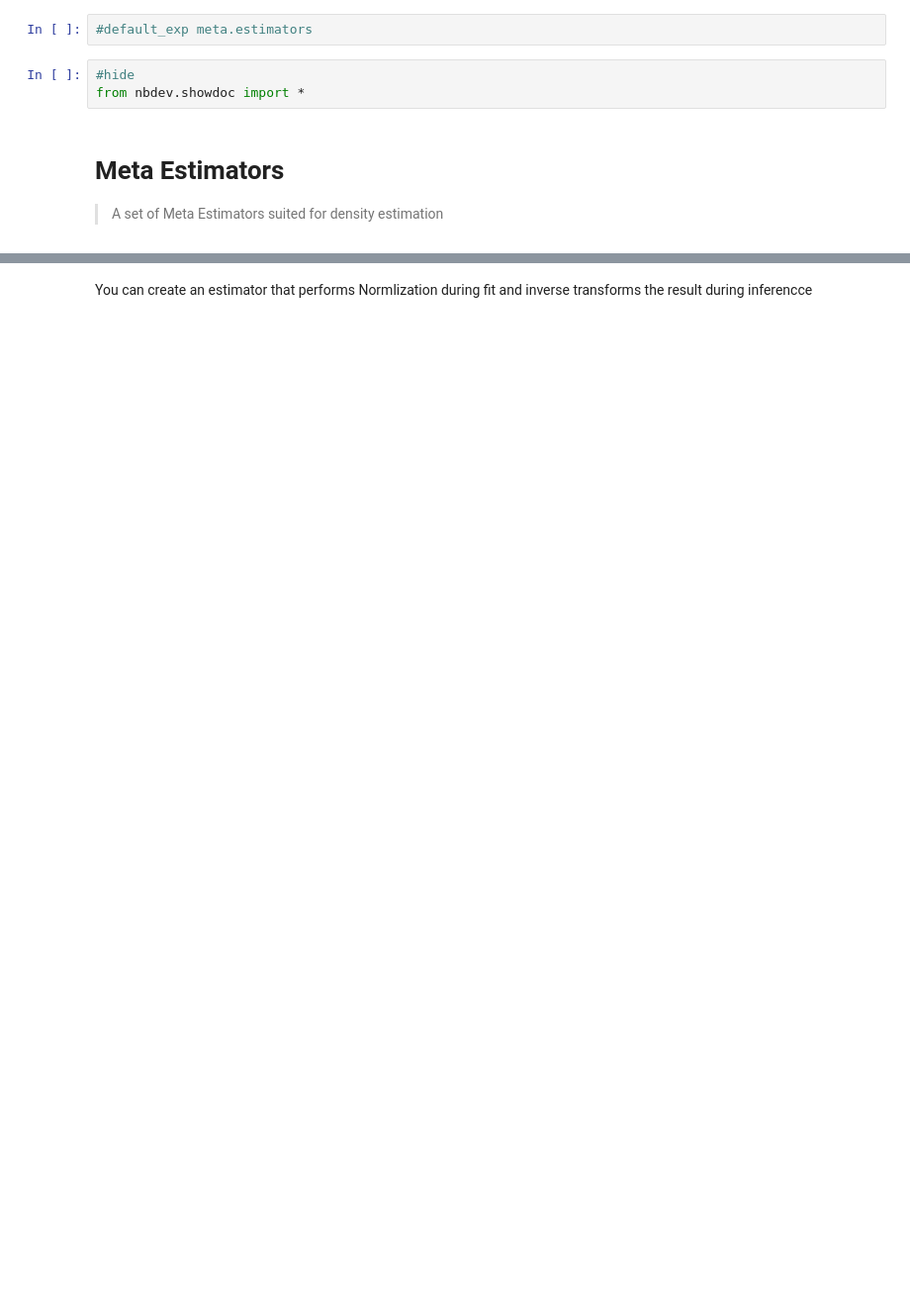
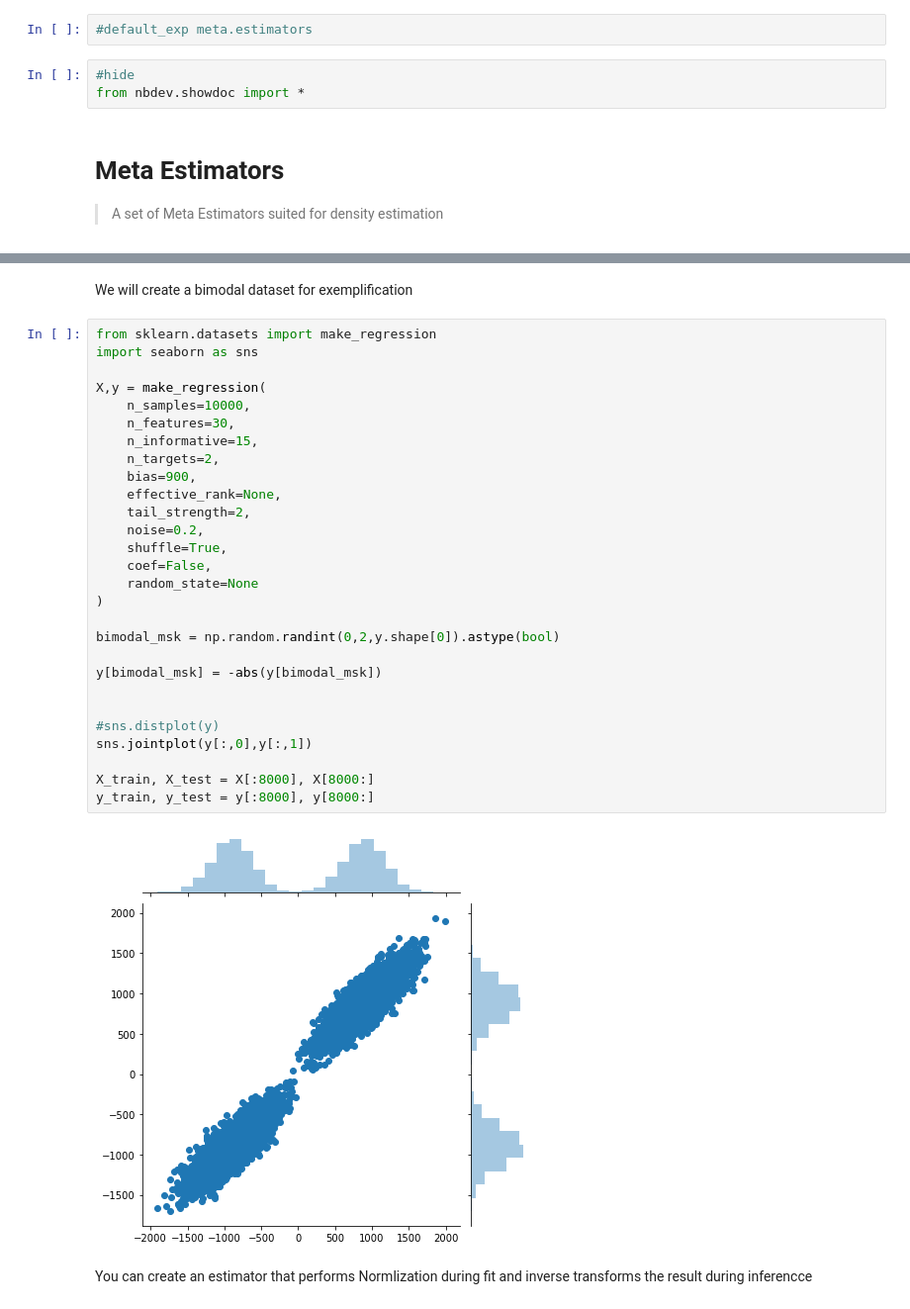
Before and after one commit to AlanGanem/scikit-density, a Jupyter notebook: notebooks/02_meta.estimators.ipynb, the cells around one changed output, grey strips where cells are left out. Shown at 99% size. Drawn from its saved outputs; the diff is of its cells as text; blank space fills up the shorter version.

```diff
--- a/notebooks/02_meta.estimators.ipynb
+++ b/notebooks/02_meta.estimators.ipynb
@@ -58,3 +100,35 @@ def NormalizedTargetEstimator(estimator, transformer = 'quantile', transformer_a
+# %% [markdown]
+We will create a bimodal dataset for exemplification
+# %%
+from sklearn.datasets import make_regression
+import seaborn as sns
+
+X,y = make_regression(
+    n_samples=10000,
+    n_features=30,
+    n_informative=15,
+    n_targets=2,
+    bias=900,
+    effective_rank=None,
+    tail_strength=2,
+    noise=0.2,
+    shuffle=True,
+    coef=False,
+    random_state=None
+)
+
+bimodal_msk = np.random.randint(0,2,y.shape[0]).astype(bool)
+
+y[bimodal_msk] = -abs(y[bimodal_msk])
+
+
+#sns.distplot(y)
+sns.jointplot(y[:,0],y[:,1])
+
+X_train, X_test = X[:8000], X[8000:]
+y_train, y_test = y[:8000], y[8000:]
+# %% [output]
+[figure, added]
 # %% [markdown]
 You can create an estimator that performs Normlization during fit and inverse transforms the result during inferencce
 # %%
```
Also changed, not shown: parts of 21 cells of this notebook, 5 other files.
